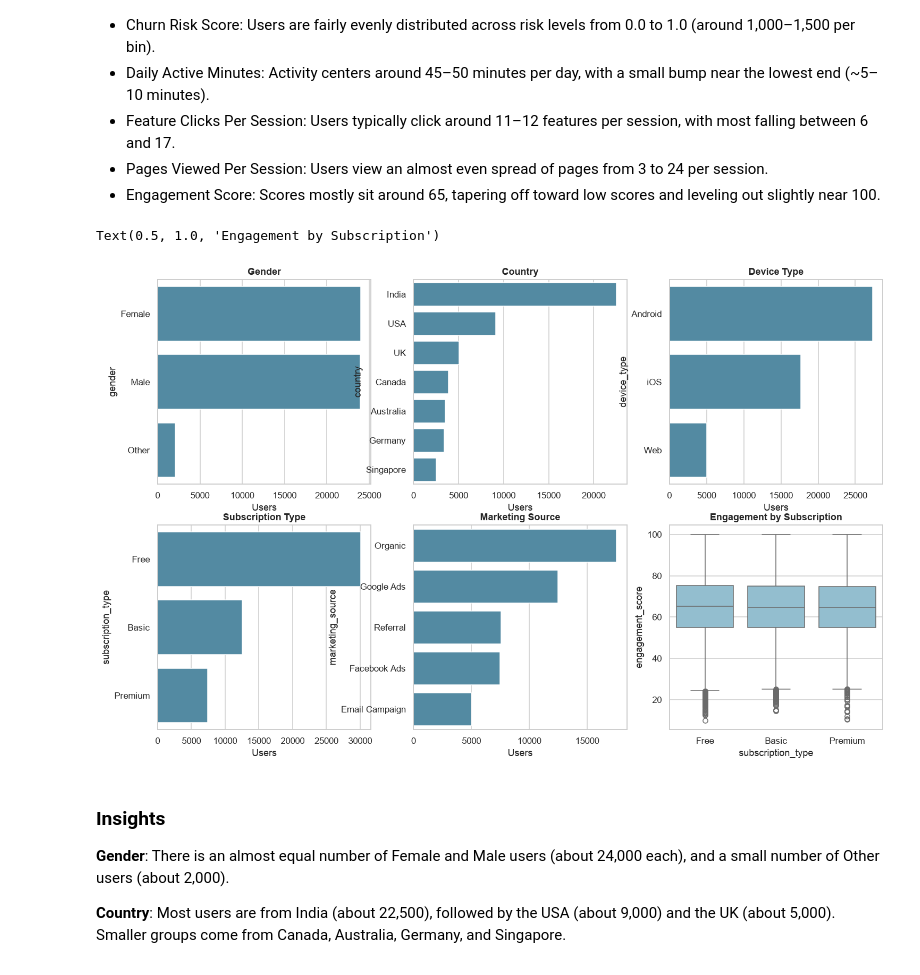
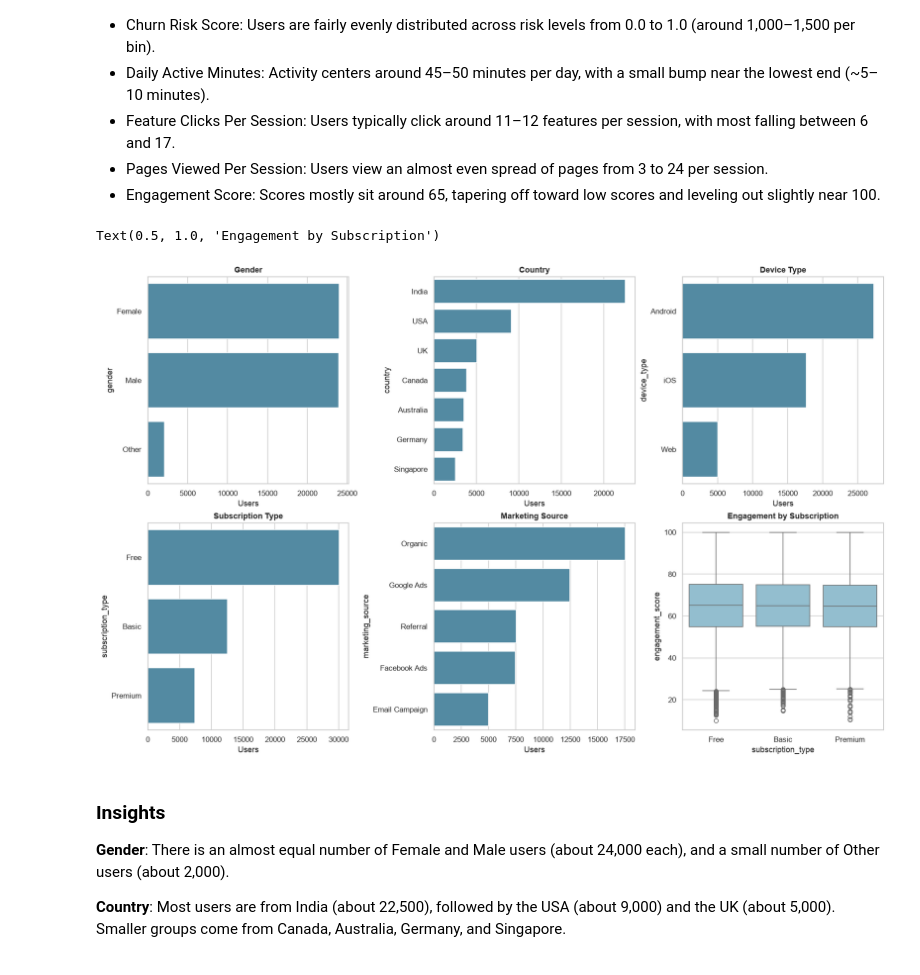
Before and after one commit to agalyasivakumar-dev/App-User-Behavior-Segmentation, a Jupyter notebook: notebooks/App_User_Behavior_Segmentation.ipynb, the cells around one changed output. Drawn from its saved outputs; the diff is of its cells as text; code cells hidden in the pictures.

```diff
--- a/notebooks/App_User_Behavior_Segmentation.ipynb
+++ b/notebooks/App_User_Behavior_Segmentation.ipynb
@@ -173,7 +173,7 @@ out.to_frame("outlier_%").head(10)
 key = ["sessions_per_week", "avg_session_duration_min", "daily_active_minutes",
        "engagement_score", "churn_risk_score", "days_since_last_login",
        "feature_clicks_per_session", "pages_viewed_per_session", "rating_given"]
-fig, axes = plt.subplots(3, 3, figsize=(15, 11))
+fig, axes = plt.subplots(3, 3, figsize=(15, 12), constrained_layout=True)
 for ax, c in zip(axes.ravel(), key):
     sns.histplot(clean[c], bins=40, kde=True, ax=ax, color="#2a6f97")
     ax.set_title(c.replace("_", " ").title())
@@ -192,18 +192,18 @@ Insights
 - Pages Viewed Per Session: Users view an almost even spread of pages from 3 to 24 per session.
 - Engagement Score: Scores mostly sit around 65, tapering off toward low scores and leveling out slightly near 100.
 # %%
-fig, axes = plt.subplots(2, 3, figsize=(16, 10))
+fig, axes = plt.subplots(2, 3, figsize=(16, 10),constrained_layout=True)
 for ax, c in zip(axes.ravel(), ["gender", "country", "device_type", "subscription_type", "marketing_source"]):
     order = clean[c].value_counts().index
     sns.countplot(data=clean, y=c, order=order, ax=ax, color="#468faf")
     ax.set_title(c.replace("_", " ").title()); ax.set_xlabel("Users")
 sns.boxplot(data=clean, x="subscription_type", y="engagement_score",
             order=["Free", "Basic", "Premium"], ax=axes[1, 2], color="#89c2d9")
 axes[1, 2].set_title("Engagement by Subscription")
 #savefig("02_categorical")
 # %% [output]
 Text(0.5, 1.0, 'Engagement by Subscription')
-[figure, old version]
+[figure, new version]
 # %% [markdown]
 ### Insights
 
```
Also changed, not shown: parts of 2 cells of this notebook.
